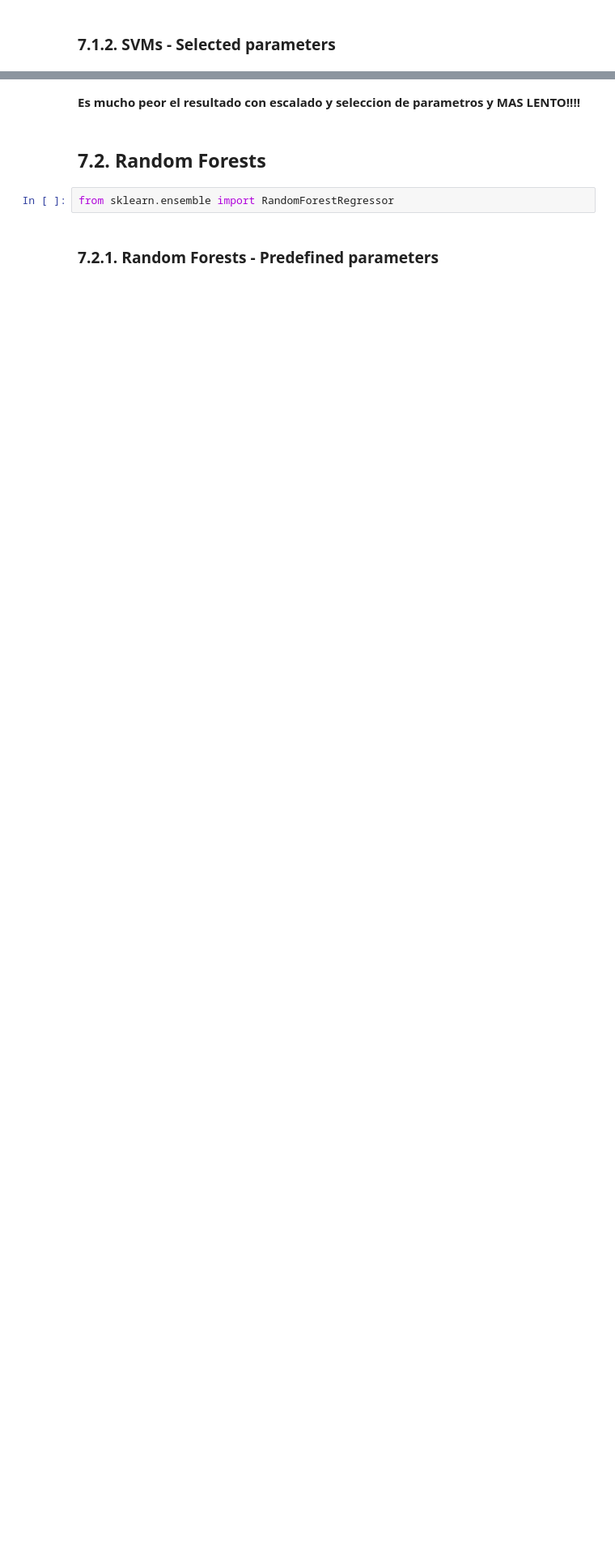
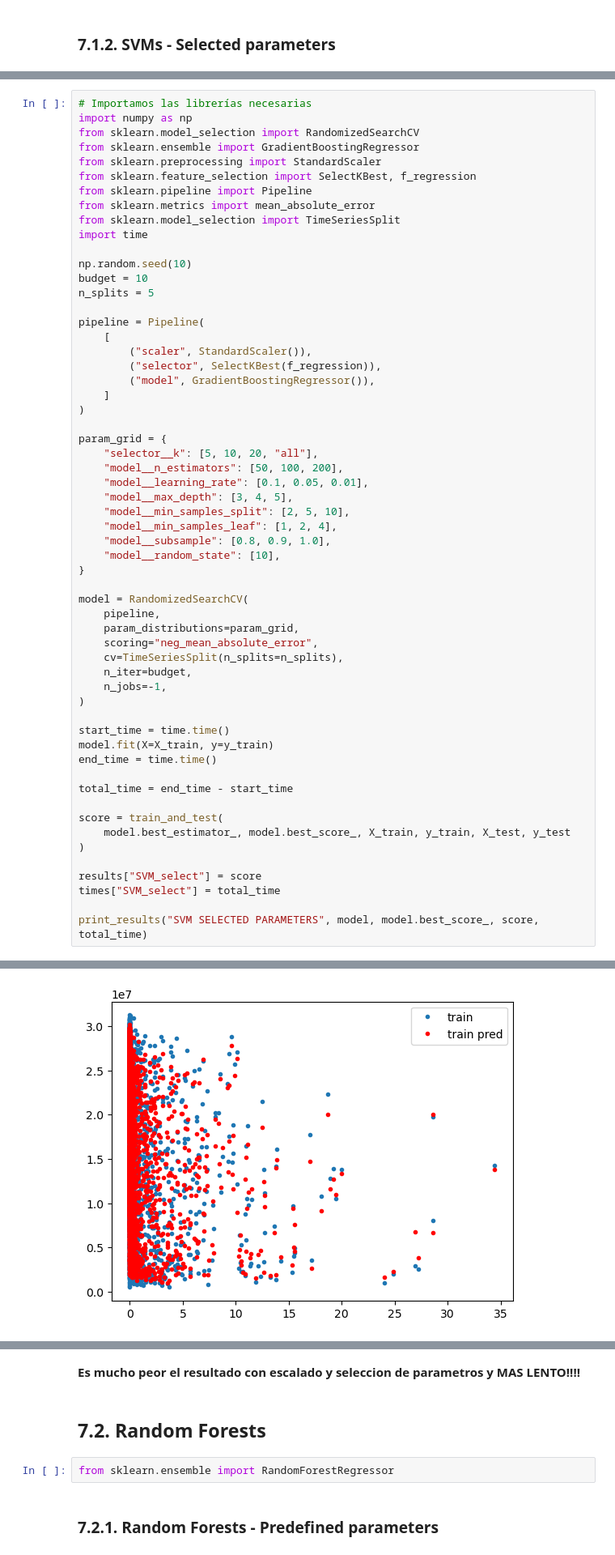
Before and after one commit to carlosiborra/AMS-2013-2014-Solar-Energy-Prediction-Contest, a Jupyter notebook: code/model.ipynb, the cells around one changed output, grey strips where cells are left out. Shown at 81% size. Drawn from its saved outputs; the diff is of its cells as text; blank space fills up the shorter version.

```diff
--- a/code/model.ipynb
+++ b/code/model.ipynb
@@ -1332,0 +1310,59 @@ Execution time: 9.082913637161255s
+# %%
+# Importamos las librerías necesarias
+import numpy as np
+from sklearn.model_selection import RandomizedSearchCV
+from sklearn.ensemble import GradientBoostingRegressor
+from sklearn.preprocessing import StandardScaler
+from sklearn.feature_selection import SelectKBest, f_regression
+from sklearn.pipeline import Pipeline
+from sklearn.metrics import mean_absolute_error
+from sklearn.model_selection import TimeSeriesSplit
+import time
+
+np.random.seed(10)
+budget = 10
+n_splits = 5
+
+pipeline = Pipeline(
+    [
+        ("scaler", StandardScaler()),
+        ("selector", SelectKBest(f_regression)),
+        ("model", GradientBoostingRegressor()),
+    ]
+)
+
+param_grid = {
+    "selector__k": [5, 10, 20, "all"],
+    "model__n_estimators": [50, 100, 200],
+    "model__learning_rate": [0.1, 0.05, 0.01],
+    "model__max_depth": [3, 4, 5],
+    "model__min_samples_split": [2, 5, 10],
+    "model__min_samples_leaf": [1, 2, 4],
+    "model__subsample": [0.8, 0.9, 1.0],
+    "model__random_state": [10],
+}
+
+model = RandomizedSearchCV(
+    pipeline,
+    param_distributions=param_grid,
+    scoring="neg_mean_absolute_error",
+    cv=TimeSeriesSplit(n_splits=n_splits),
+    n_iter=budget,
+    n_jobs=-1,
+)
+
+start_time = time.time()
+model.fit(X=X_train, y=y_train)
+end_time = time.time()
+
+total_time = end_time - start_time
+
+score = train_and_test(
+    model.best_estimator_, model.best_score_, X_train, y_train, X_test, y_test
+)
+
+results["SVM_select"] = score
+times["SVM_select"] = total_time
+
+print_results("SVM SELECTED PARAMETERS", model, model.best_score_, score, total_time)
+# %% [output]
@@ -1332,0 +1373 @@ Execution time: 9.082913637161255s
+[figure, added]
```
Also changed, not shown: parts of 14 cells of this notebook, 3 other files.
